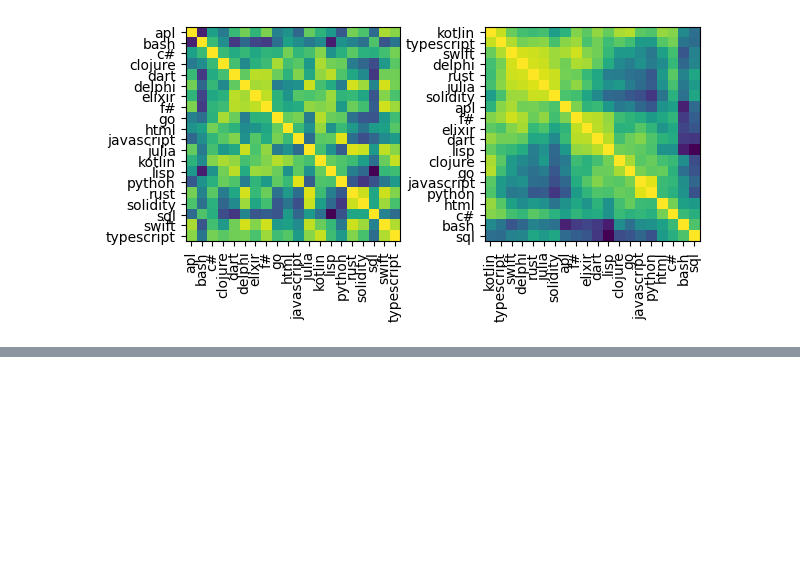
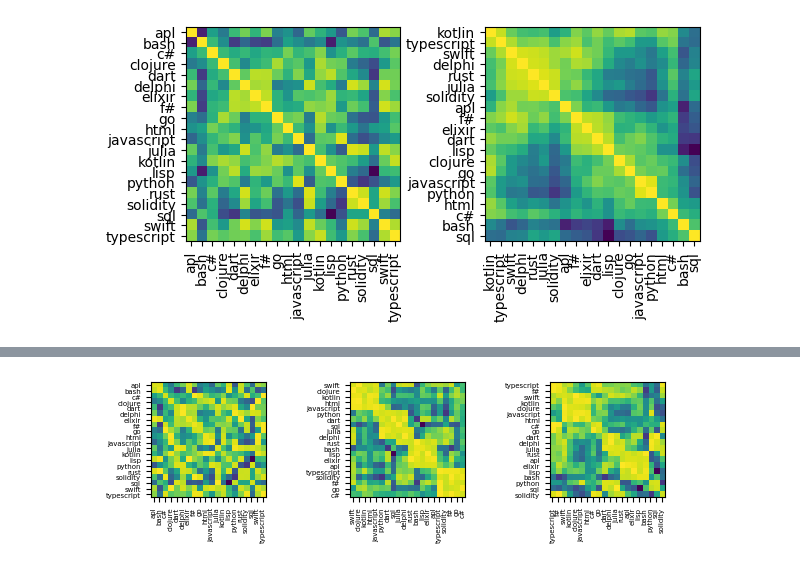
Before and after one commit to ddevin96/DevCommunities, a Jupyter notebook: src/notebook/simmatrix.ipynb, the cells around one changed output, grey strips where cells are left out. Drawn from its saved outputs; the diff is of its cells as text; code cells hidden in the pictures; blank space fills up the shorter version.

```diff
--- a/src/notebook/simmatrix.ipynb
+++ b/src/notebook/simmatrix.ipynb
@@ -16,6 +16,14 @@ def argsort_sim_mat(sm):
         idx.append(np.argmax(sm_i))  # b
     return np.array(idx)
 
+def add_cluster(sm, c=3):
+    idx_cluster = np.array_split(np.random.permutation(np.arange(len(sm))), c)
+    for ic in idx_cluster:
+        cluster_noise = np.random.uniform(0.9, 1.0, (len(ic),)*2)
+        sm[ic[np.newaxis, :], ic[:, np.newaxis]] = cluster_noise
+
+def get_sim_mat2(sm):
+    return 1 / (np.linalg.norm(sm[:, np.newaxis] - sm[np.newaxis], axis=-1) + 1/n)
 
 n = 20
 
@@ -34,9 +42,7 @@ for line in lines:
 # sim_mat = np.array(sim_mat)
 # convert my_sim_mat to numpy array
 my_sim_mat = np.array(my_sim_mat)
-# sim_mat = create_dummy_sim_mat(n=n)
-# print(sim_mat)
-# print(my_sim_mat)
+
 # idx = argsort_sim_mat(sim_mat)
 idx = argsort_sim_mat(my_sim_mat)
 sim_mat2 = my_sim_mat[idx, :][:, idx]  # apply reordering for rows and columns
@@ -44,6 +50,7 @@ sim_mat2 = my_sim_mat[idx, :][:, idx]  # apply reordering for rows and columns
 # Plot results
 fig, ax = plt.subplots(1, 2)
 fig.tight_layout(pad=3.0)
+
 ax[0].imshow(my_sim_mat)
 ax[1].imshow(sim_mat2)
 
@@ -71,3 +78,88 @@ ticks(_ax=ax[1], ti=range(n), la=my_tags_so_ordered)
  'javascript' 'julia' 'kotlin' 'lisp' 'python' 'rust' 'solidity' 'sql'
  'swift' 'typescript']
 [figure]
+# %%
+import numpy as np
+import matplotlib.pyplot as plt
+
+def create_dummy_sim_mat(n):
+    sm = np.random.random((n, n))
+    sm = (sm + sm.T) / 2
+    sm[range(n), range(n)] = 1
+    return sm
+
+def argsort_sim_mat(sm):
+    idx = [np.argmax(np.sum(sm, axis=1))]  # a
+    for i in range(1, len(sm)):
+        sm_i = sm[idx[-1]].copy()
+        sm_i[idx] = -1
+        idx.append(np.argmax(sm_i))  # b
+    return np.array(idx)
+
+def add_cluster(sm, c=3):
+    idx_cluster = np.array_split(np.random.permutation(np.arange(len(sm))), c)
+    for ic in idx_cluster:
+        cluster_noise = np.random.uniform(0.9, 1.0, (len(ic),)*2)
+        sm[ic[np.newaxis, :], ic[:, np.newaxis]] = cluster_noise
+
+def get_sim_mat2(sm):
+    return 1 / (np.linalg.norm(sm[:, np.newaxis] - sm[np.newaxis], axis=-1) + 1/n)
+
+n = 20
+
+# read csv ('/Users/ddevin/Documents/vscode/DevCommunities/results/cpprofilesALL.csv')
+# read csv file
+f = open('/Users/ddevin/Documents/vscode/DevCommunities/results/cpprofilesALL_cos.csv', 'r')
+# create list of lists
+lines = f.readlines()
+my_sim_mat = []
+for line in lines:
+    l = line.split(',')
+    # convert list of strings to list of floats
+    l = [float(i) for i in l]
+    my_sim_mat.append(l)
+# # convert list of lists to numpy array
+# sim_mat = np.array(sim_mat)
+# convert my_sim_mat to numpy array
+my_sim_mat = np.array(my_sim_mat)
+#
+add_cluster(my_sim_mat, c=4)
+sim_mat_cc = get_sim_mat2(my_sim_mat)
+#
+# idx = argsort_sim_mat(sim_mat)
+idx = argsort_sim_mat(my_sim_mat)
+idx2 = argsort_sim_mat(sim_mat_cc)
+sim_mat2 = my_sim_mat[idx, :][:, idx]  # apply reordering for rows and columns
+sim_mat2_cc = my_sim_mat[idx2, :][:, idx2]  # apply reordering for rows and columns
+
+# Plot results
+fig, ax = plt.subplots(1, 3)
+fig.tight_layout(pad=3.0)
+
+ax[0].imshow(my_sim_mat)
+ax[1].imshow(sim_mat2)
+ax[2].imshow(sim_mat2_cc)
+
+my_tags_so = ["rust" ,"elixir","clojure", "typescript" ,"julia", "python", "delphi", "go" ,"sql", "c#" ,"kotlin", "swift" ,"dart" ,"html", "solidity", "javascript", "f#", "bash" ,"lisp", "apl"]
+my_tags_so = np.array(my_tags_so)
+# sort my_tags_so alphabetically
+my_tags_so = np.sort(my_tags_so)
+print(idx)
+my_tags_so_ordered = my_tags_so[idx]
+my_tags_so_ordered2 = my_tags_so[idx2]
+
+def ticks(_ax, ti, la):
+    # set size of xlabel
+    _ax.tick_params(axis='x', labelsize=5)
+    _ax.tick_params(axis='y', labelsize=5)
+    _ax.set_xticks(ti)
+    _ax.set_yticks(ti)
+    _ax.set_xticklabels(la)
+    # set orientation of xticklabels
+    _ax.set_xticklabels(la, rotation=90)
+    _ax.set_yticklabels(la)
+
+ticks(_ax=ax[0], ti=range(n), la=my_tags_so)
+ticks(_ax=ax[1], ti=range(n), la=my_tags_so_ordered)
+ticks(_ax=ax[2], ti=range(n), la=my_tags_so_ordered2)
+# %% [output]
@@ -73,0 +167 @@ ticks(_ax=ax[1], ti=range(n), la=my_tags_so_ordered)
+[figure, added]
```
Also changed, not shown: parts of 1 cell of this notebook.
